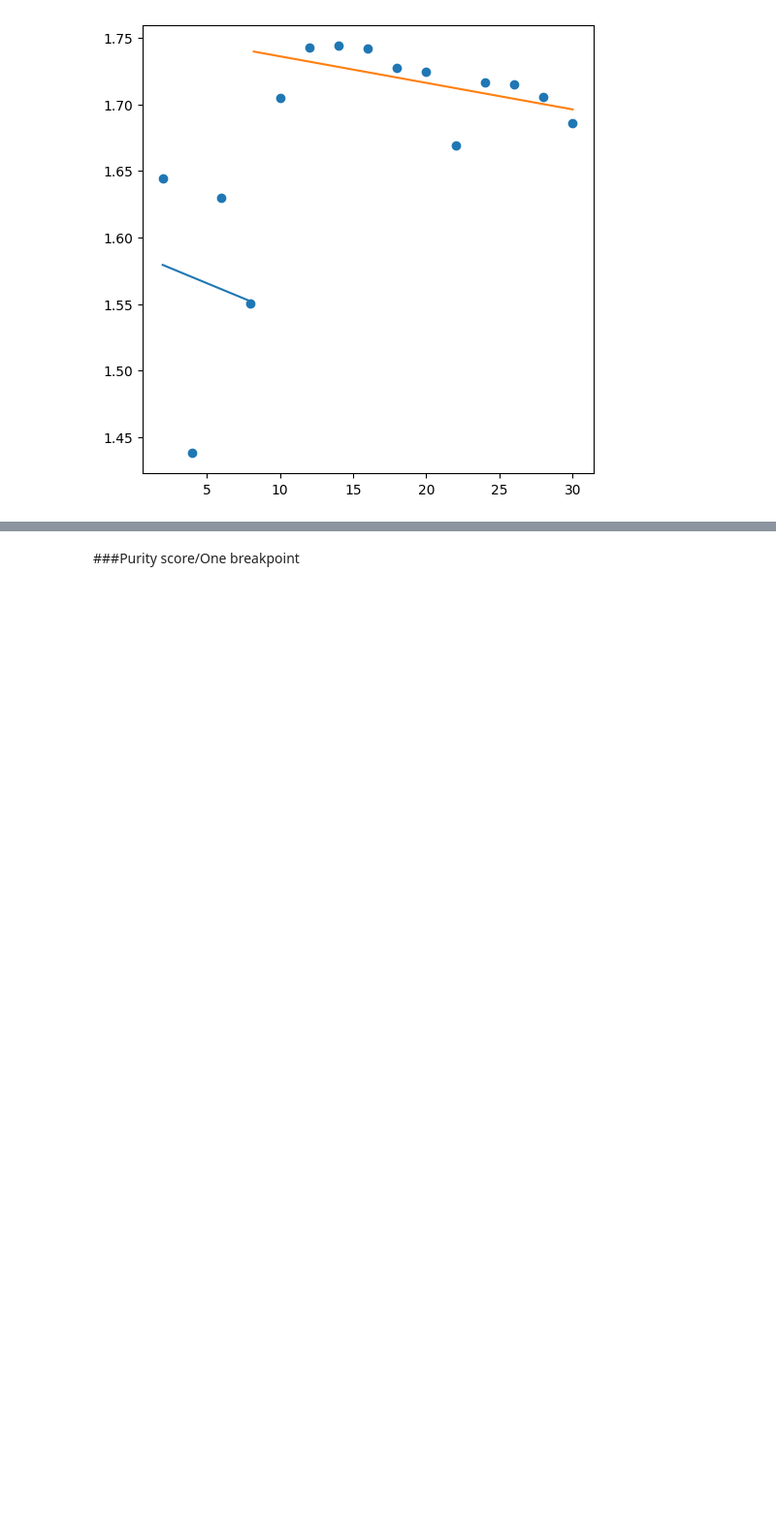
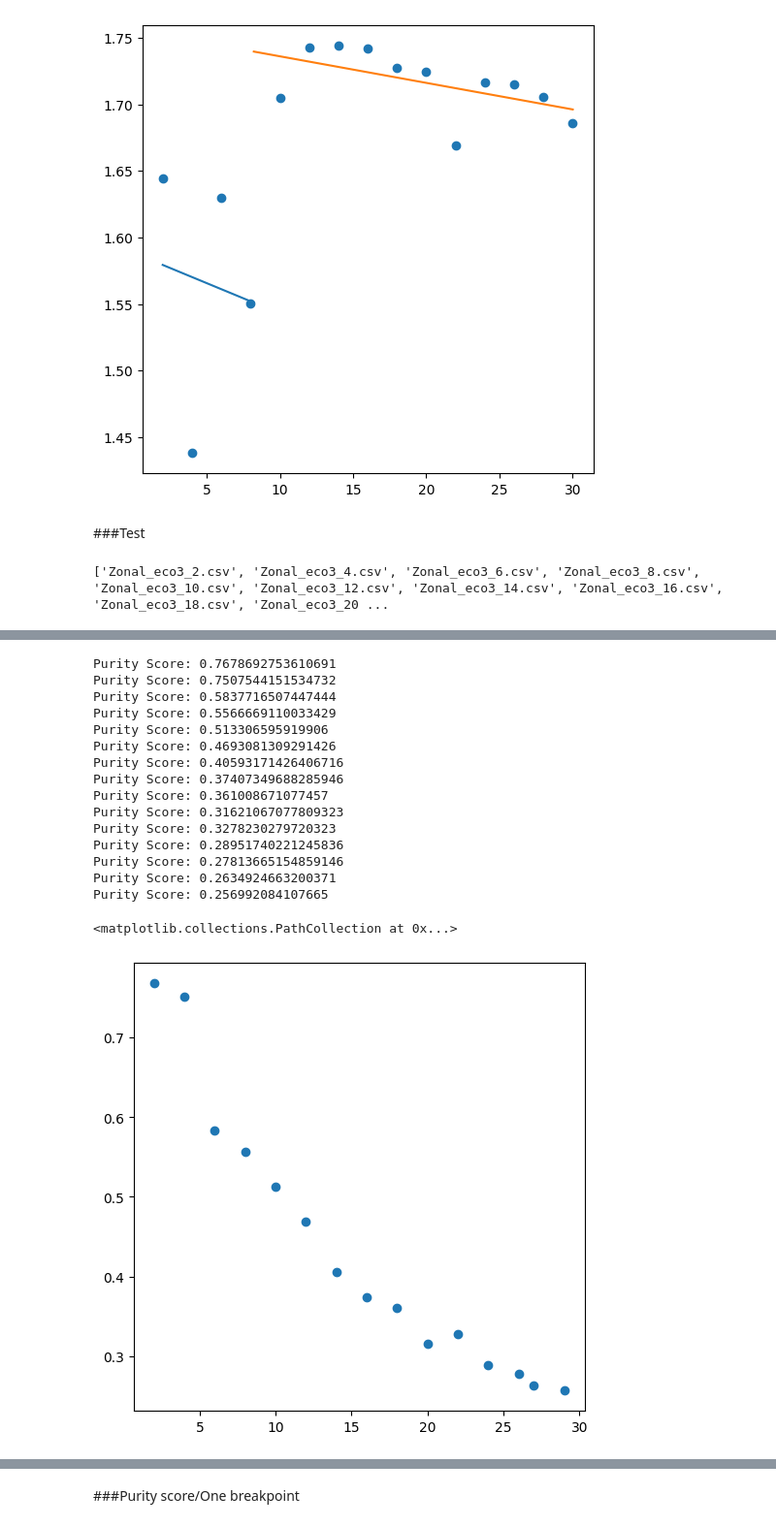
Before and after one commit to afullhart/climateanalogs, a Jupyter notebook: Figures/Score_1brkpt_TESTING.ipynb, the cells around one changed output, grey strips where cells are left out. Shown at 97% size. Saved outputs shown, nothing was run; the diff lists cells and outputs as text; code cells hidden in the pictures; blank space fills up the shorter version.

```diff
--- a/Figures/Score_1brkpt_TESTING.ipynb
+++ b/Figures/Score_1brkpt_TESTING.ipynb
@@ -411,3 +411,50 @@ ax.plot([b1, max(x_data)], [m2*b1 + c2, m2*max(x_data) + c2])
 Optimal breakpoint 1: 8.222222222222221
 [<matplotlib.lines.Line2D at 0x...>]
 [figure]
+# %% [markdown]
+###Test
+# %%
+import os
+import pandas as pd
+import matplotlib.pyplot as plt
+
+'https://stats.stackexchange.com/questions/95731/how-to-calculate-purity'
+
+fld = '/content/drive/My Drive/Colab Notebooks/Analogs/Zonal_Test'
+
+files = [f for f in os.listdir(fld) if f[-4:] == '.csv']
+print(files)
+
+test_cluster_sizes = [2, 4, 6, 8, 10, 12, 14, 16, 18, 20, 22, 24, 26, 28, 30]
+
+df = pd.read_csv(os.path.join(fld, files[0]))
+display(df)
+
+df_dict = {}
+for f in files:
+  df = pd.read_csv(os.path.join(fld, f))
+  n_classes = len(df)
+  df_dict[n_classes] = df
+
+keys = []
+for key in df_dict:
+  keys.append(key)
+
+keys = sorted(keys)
+sorted_df_dict = {}
+for key in keys:
+  sorted_df_dict[key] = df_dict[key]
+
+test_scores = []
+for key in sorted_df_dict:
+  df = sorted_df_dict[key]
+  n = df.iloc[:, 1:].sum().sum()
+  max_values_per_col = df.iloc[:, 1:].max()
+  score = max_values_per_col.sum()/n
+  test_scores.append(score)
+  print(f"Purity Score: {score.item()}")
+
+fig, ax = plt.subplots(figsize=(6, 6))
+ax.scatter(keys, test_scores)
+# %% [output]
+['Zonal_eco3_2.csv', 'Zonal_eco3_4.csv', 'Zonal_eco3_6.csv', 'Zonal_eco3_8.csv', 'Zonal_eco3_10.csv', 'Zonal_eco3_12.csv', 'Zonal_eco3_14.csv', 'Zonal_eco3_16.csv', 'Zonal_eco3_18.csv', 'Zonal_eco3_20 ...
@@ -414 +464,18 @@ Optimal breakpoint 1: 8.222222222222221
+Purity Score: 0.7678692753610691
+Purity Score: 0.7507544151534732
+Purity Score: 0.5837716507447444
+Purity Score: 0.5566669110033429
+Purity Score: 0.513306595919906
+Purity Score: 0.4693081309291426
+Purity Score: 0.40593171426406716
+Purity Score: 0.37407349688285946
+Purity Score: 0.361008671077457
+Purity Score: 0.31621067077809323
+Purity Score: 0.3278230279720323
+Purity Score: 0.28951740221245836
+Purity Score: 0.27813665154859146
+Purity Score: 0.2634924663200371
+Purity Score: 0.256992084107665
+<matplotlib.collections.PathCollection at 0x...>
+[figure, added]
 # %% [markdown]
```
Also changed, not shown: parts of 7 cells of this notebook.
